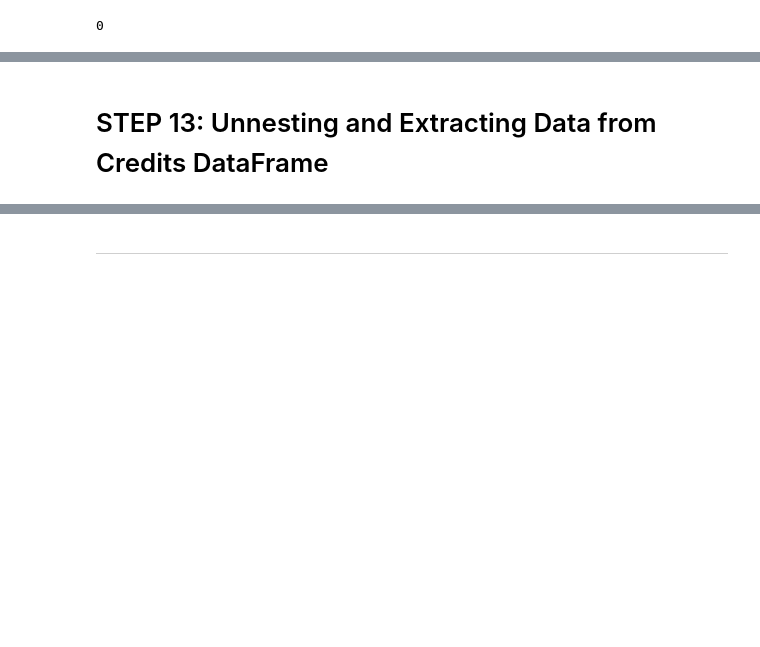
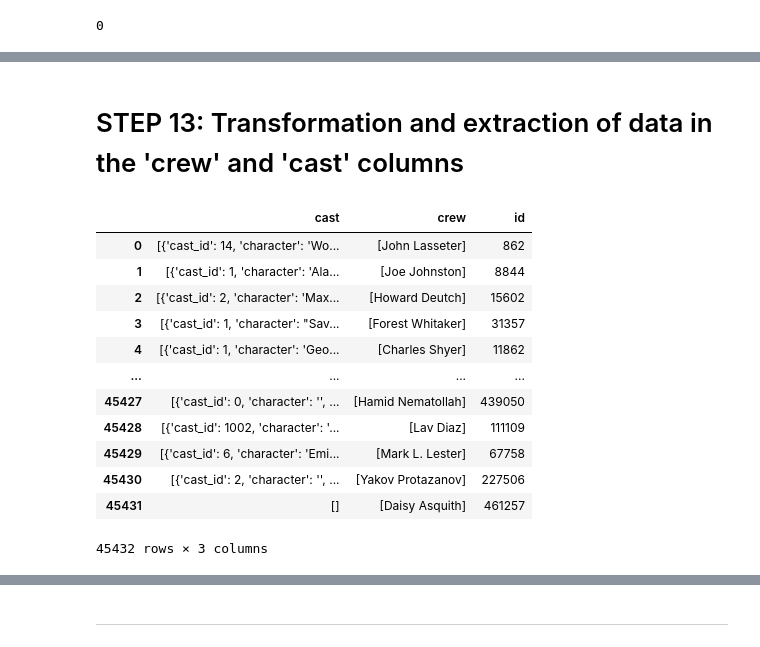
Before and after one commit to JLOT97/Stream-ML, a Jupyter notebook: src/etl.ipynb, the cells around one changed output, grey strips where cells are left out. Drawn from its saved outputs; the diff is of its cells as text; code cells hidden in the pictures; blank space fills up the shorter version.

```diff
--- a/src/etl.ipynb
+++ b/src/etl.ipynb
@@ -396,2 +399,0 @@ _____
-# %% [markdown]
-# STEP 13: Unnesting and Extracting Data from Credits DataFrame
@@ -423,0 +400,24 @@ df = pd.concat([df, df_credits['id']], axis=1)
+# %% [markdown]
+# STEP 13: Transformation and extraction of data in the 'crew' and 'cast' columns
+# %%
+# Convert character strings into dictionary lists ('crew')
+df_credits['crew'] = df_credits['crew'].apply(lambda x: ast.literal_eval(x) if isinstance(x, str) else [])
+# %%
+# Extract the names of the 'crew' column directors.
+df_credits['crew'] = df_credits['crew'].apply(lambda x: [elem['name'] for elem in x if elem['job'] == 'Director'])
+# %%
+df_credits
+# %% [output]
+|  | cast | crew | id |
+| 0 | [{'cast_id': 14, 'character': 'Wo... | [John Lasseter] | 862 |
+| 1 | [{'cast_id': 1, 'character': 'Ala... | [Joe Johnston] | 8844 |
+| 2 | [{'cast_id': 2, 'character': 'Max... | [Howard Deutch] | 15602 |
+| 3 | [{'cast_id': 1, 'character': "Sav... | [Forest Whitaker] | 31357 |
+| 4 | [{'cast_id': 1, 'character': 'Geo... | [Charles Shyer] | 11862 |
+| ... | ... | ... | ... |
+| 45427 | [{'cast_id': 0, 'character': '', ... | [Hamid Nematollah] | 439050 |
+| 45428 | [{'cast_id': 1002, 'character': '... | [Lav Diaz] | 111109 |
+| 45429 | [{'cast_id': 6, 'character': 'Emi... | [Mark L. Lester] | 67758 |
+| 45430 | [{'cast_id': 2, 'character': '', ... | [Yakov Protazanov] | 227506 |
+| 45431 | [] | [Daisy Asquith] | 461257 |
+45432 rows × 3 columns
```
Also changed, not shown: parts of 13 cells of this notebook.
